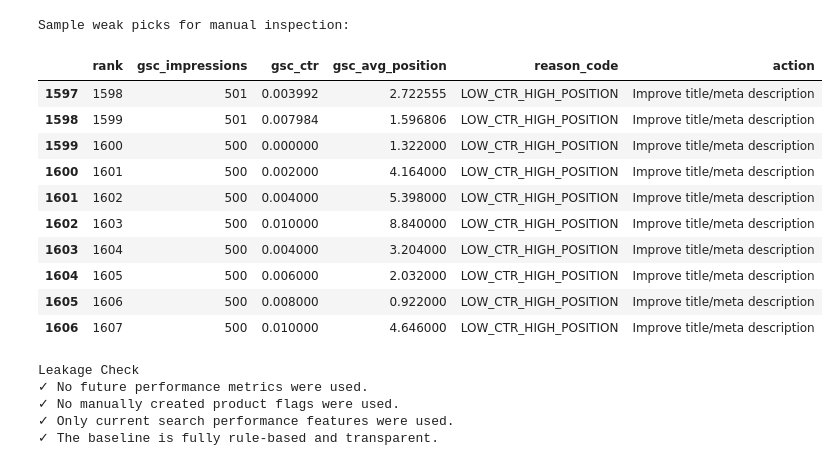
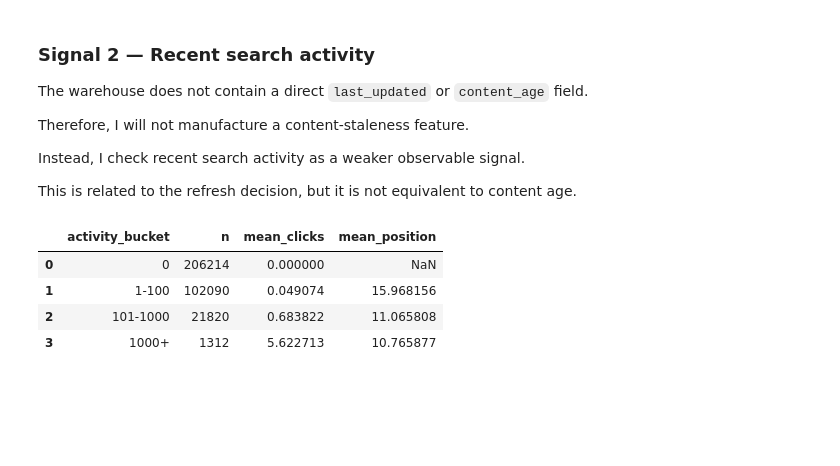
Before and after one commit to ashakram05/ayeshaAkram-flyrank, a Jupyter notebook: work/notebooks/w04_baseline_score.ipynb, the cells around one changed output. Cells and saved outputs as stored; diff of their text form; code cells hidden in the pictures; blank space fills up the shorter version.

```diff
--- a/work/notebooks/w04_baseline_score.ipynb
+++ b/work/notebooks/w04_baseline_score.ipynb
@@ -240,45 +163,40 @@ Therefore, no data leakage was intentionally introduced into this baseline.
+# %% [markdown]
+### Signal 2 — Recent search activity
+
+The warehouse does not contain a direct `last_updated` or `content_age` field.
+
+Therefore, I will not manufacture a content-staleness feature.
+
+Instead, I check recent search activity as a weaker observable signal.
+
+This is related to the refresh decision, but it is not equivalent to content age.
 # %%
-# -----------------------------
-# Weak Picks Review
-# -----------------------------
+# Bucket recent impressions into low / medium / high visibility.
 
-print("Sample weak picks for manual inspection:")
+signal_2 = snapshot.copy()
 
-display(
-    baseline_queue[
-        [
-            "rank",
-            "gsc_impressions",
-            "gsc_ctr",
-            "gsc_avg_position",
-            "reason_code",
-            "action"
-        ]
-    ].tail(10)
+signal_2["activity_bucket"] = pd.cut(
+    signal_2["gsc_impressions"],
+    bins=[-1, 0, 100, 1000, np.inf],
+    labels=["0", "1-100", "101-1000", "1000+"]
 )
 
-print("\nLeakage Check")
+activity_table = (
+    signal_2
+    .groupby("activity_bucket", observed=False)
+    .agg(
+        n=("content_hash_id", "size"),
+        mean_clicks=("gsc_clicks", "mean"),
+        mean_position=("gsc_avg_position", "mean")
+    )
+    .reset_index()
+)
 
-print("✓ No future performance metrics were used.")
-print("✓ No manually created product flags were used.")
-print("✓ Only current search performance features were used.")
-print("✓ The baseline is fully rule-based and transparent.")
+display(activity_table)
 # %% [output]
-Sample weak picks for manual inspection:
-|  | rank | gsc_impressions | gsc_ctr | gsc_avg_position | reason_code | action |
-| 1597 | 1598 | 501 | 0.003992 | 2.722555 | LOW_CTR_HIGH_POSITION | Improve title/meta description |
-| 1598 | 1599 | 501 | 0.007984 | 1.596806 | LOW_CTR_HIGH_POSITION | Improve title/meta description |
-| 1599 | 1600 | 500 | 0.000000 | 1.322000 | LOW_CTR_HIGH_POSITION | Improve title/meta description |
-| 1600 | 1601 | 500 | 0.002000 | 4.164000 | LOW_CTR_HIGH_POSITION | Improve title/meta description |
-| 1601 | 1602 | 500 | 0.004000 | 5.398000 | LOW_CTR_HIGH_POSITION | Improve title/meta description |
-| 1602 | 1603 | 500 | 0.010000 | 8.840000 | LOW_CTR_HIGH_POSITION | Improve title/meta description |
-| 1603 | 1604 | 500 | 0.004000 | 3.204000 | LOW_CTR_HIGH_POSITION | Improve title/meta description |
-| 1604 | 1605 | 500 | 0.006000 | 2.032000 | LOW_CTR_HIGH_POSITION | Improve title/meta description |
-| 1605 | 1606 | 500 | 0.008000 | 0.922000 | LOW_CTR_HIGH_POSITION | Improve title/meta description |
-| 1606 | 1607 | 500 | 0.010000 | 4.646000 | LOW_CTR_HIGH_POSITION | Improve title/meta description |
+|  | activity_bucket | n | mean_clicks | mean_position |
+| 0 | 0 | 206214 | 0.000000 | NaN |
+| 1 | 1-100 | 102090 | 0.049074 | 15.968156 |
+| 2 | 101-1000 | 21820 | 0.683822 | 11.065808 |
+| 3 | 1000+ | 1312 | 5.622713 | 10.765877 |
-Leakage Check
-✓ No future performance metrics were used.
-✓ No manually created product flags were used.
-✓ Only current search performance features were used.
-✓ The baseline is fully rule-based and transparent.
 # %% [markdown]
```
Also changed, not shown: parts of 17 cells of this notebook.
